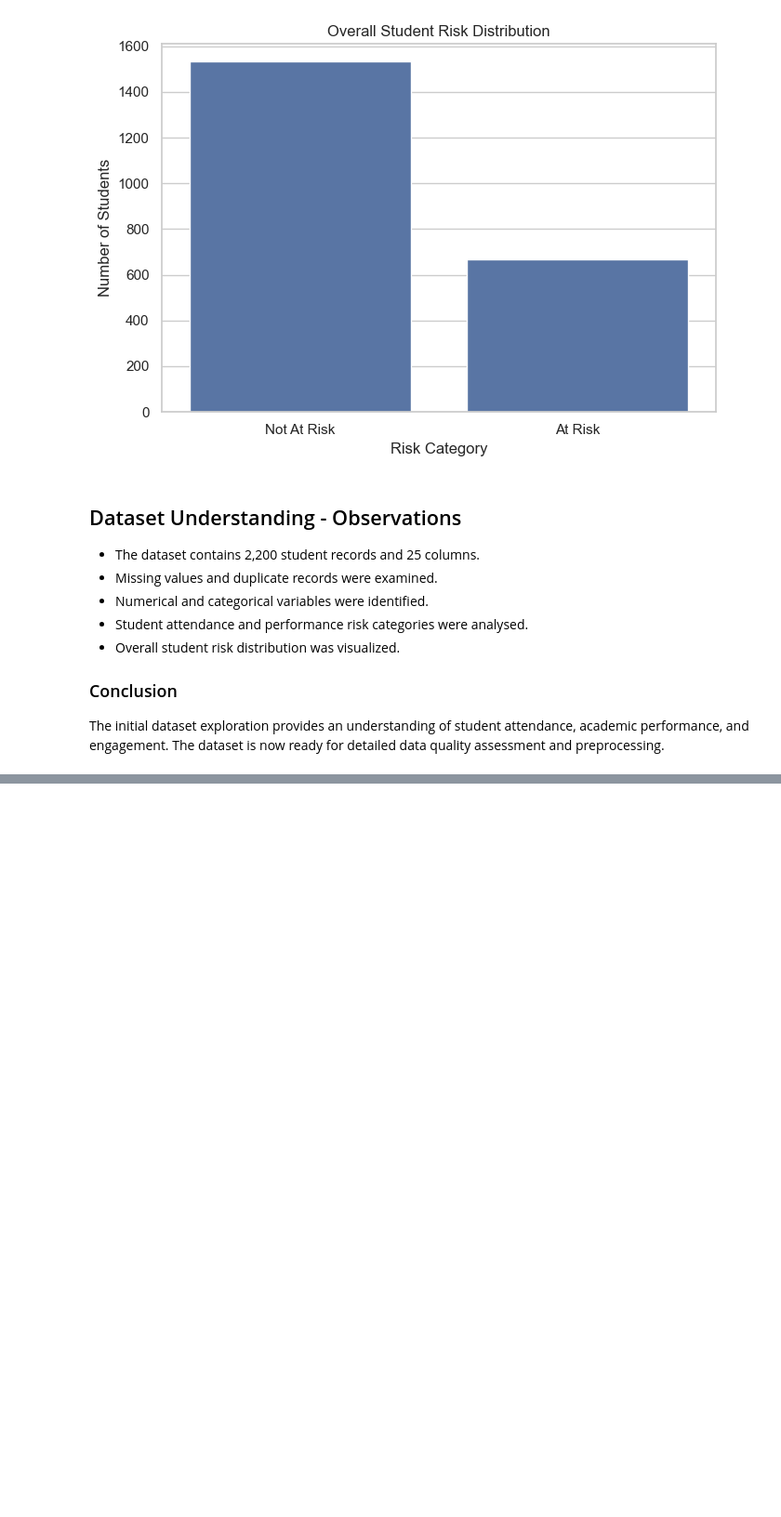
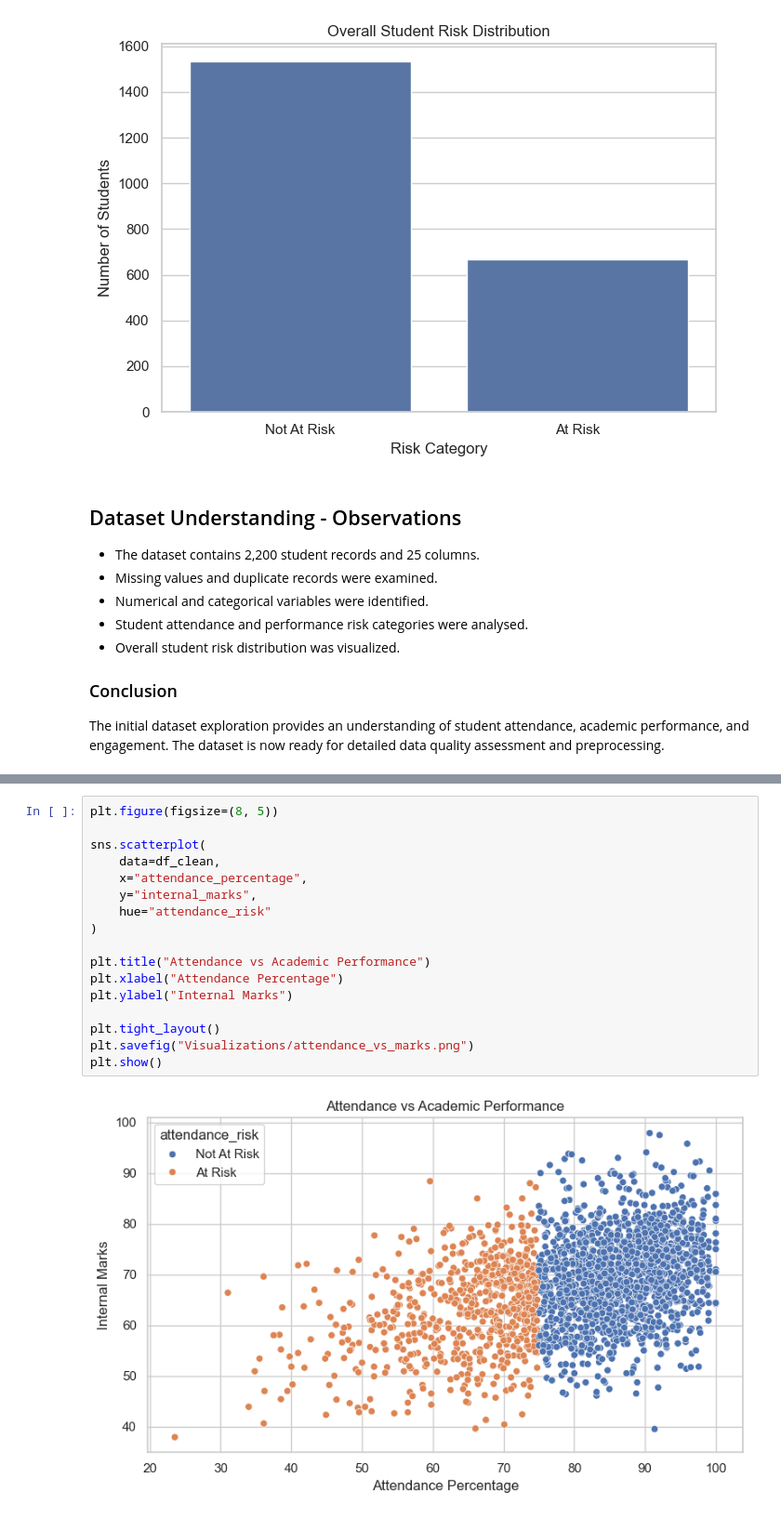
Before and after one commit to yuvrajshinde811/student-attendance-risk-analysis, a Jupyter notebook: Student_Attendance_Risk_Analysis.ipynb, the cells around one changed output, grey strips where cells are left out. Shown at 93% size. Drawn from its saved outputs; the diff is of its cells as text; blank space fills up the shorter version.

```diff
--- a/Student_Attendance_Risk_Analysis.ipynb
+++ b/Student_Attendance_Risk_Analysis.ipynb
@@ -339,0 +711,19 @@ and preprocessing.
+# %%
+plt.figure(figsize=(8, 5))
+
+sns.scatterplot(
+    data=df_clean,
+    x="attendance_percentage",
+    y="internal_marks",
+    hue="attendance_risk"
+)
+
+plt.title("Attendance vs Academic Performance")
+plt.xlabel("Attendance Percentage")
+plt.ylabel("Internal Marks")
+
+plt.tight_layout()
+plt.savefig("Visualizations/attendance_vs_marks.png")
+plt.show()
+# %% [output]
+[figure, added]
```
Also changed, not shown: parts of 59 cells of this notebook, 15 other files.
